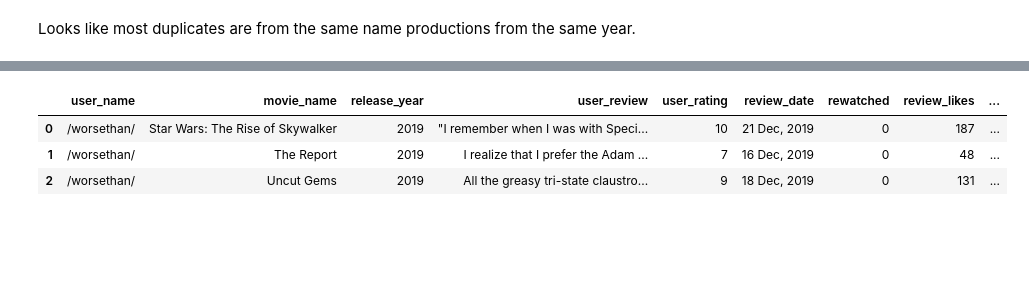
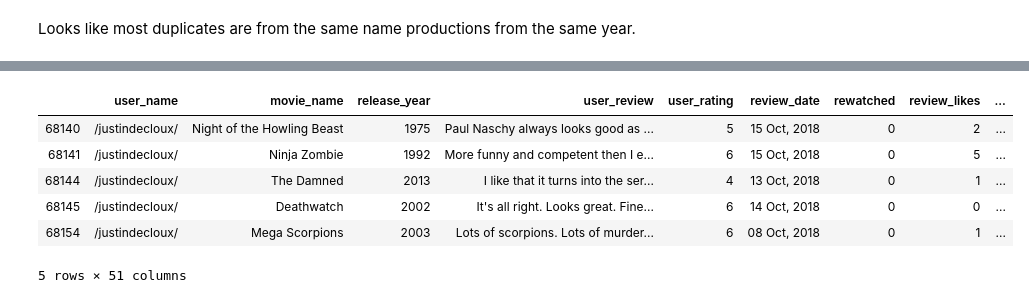
Before and after one commit to intelMT/movrec, a Jupyter notebook: src/preprocessing.ipynb, the cells around one changed output, grey strips where cells are left out. Saved outputs shown, nothing was run; the diff lists cells and outputs as text; code cells hidden in the pictures; blank space fills up the shorter version.

Commit message:
added the preprocessed raw data csv file and the generating nb

```diff
--- a/src/preprocessing.ipynb
+++ b/src/preprocessing.ipynb
@@ -242,0 +242,4 @@ Probably less than this but still a lot, better to use multiprocess or threading
+# %%
+# Continuing from 16k th movie id
+codes = df_cont['tconst'].unique()[16000:]
+logical = df_cont['tconst'].isin(codes)
@@ -242,0 +252,4 @@ Probably less than this but still a lot, better to use multiprocess or threading
+# %%
+t1 = time.time()
+df_cont.loc[logical, ['names','birth_years','death_years','professions','known_for']] = df_cont.loc[logical,"tconst"].parallel_apply(lambda x: get_people(x))
+t2 = time.time()
@@ -243,12 +271,18 @@ Probably less than this but still a lot, better to use multiprocess or threading
 # %%
-df_v3 = pd.merge(df_v2, title_ratings,
+df_v3 = pd.merge(df_cont, title_ratings,
                  how='left',
                  left_on=['tconst'],
                  right_on = ['tconst'])
+# %%
+# Correcting the mistake which was assigning all data to all new columns names, birth_years and so on)
+df_v3.loc[logical,"names"] = df_v3.loc[logical,"names"].parallel_apply(lambda x: x[0])
 # %%
-df_v3.head(3)
+df_v3.loc[logical].head()
 # %% [output]
 |  | user_name | movie_name | release_year | user_review | user_rating | review_date | rewatched | review_likes | ... |
-| 0 | /worsethan/ | Star Wars: The Rise of Skywalker | 2019 | "I remember when I was with Speci... | 10 | 21 Dec, 2019 | 0 | 187 | ... |
-| 1 | /worsethan/ | The Report | 2019 | I realize that I prefer the Adam ... | 7 | 16 Dec, 2019 | 0 | 48 | ... |
-| 2 | /worsethan/ | Uncut Gems | 2019 | All the greasy tri-state claustro... | 9 | 18 Dec, 2019 | 0 | 131 | ... |
+| 68140 | /justindecloux/ | Night of the Howling Beast | 1975 | Paul Naschy always looks good as ... | 5 | 15 Oct, 2018 | 0 | 2 | ... |
+| 68141 | /justindecloux/ | Ninja Zombie | 1992 | More funny and competent then I e... | 6 | 15 Oct, 2018 | 0 | 5 | ... |
+| 68144 | /justindecloux/ | The Damned | 2013 | I like that it turns into the ser... | 4 | 13 Oct, 2018 | 0 | 1 | ... |
+| 68145 | /justindecloux/ | Deathwatch | 2002 | It's all right. Looks great. Fine... | 6 | 14 Oct, 2018 | 0 | 0 | ... |
+| 68154 | /justindecloux/ | Mega Scorpions | 2003 | Lots of scorpions. Lots of murder... | 6 | 08 Oct, 2018 | 0 | 1 | ... |
+5 rows × 51 columns
```
Also changed, not shown: parts of 35 cells of this notebook, 2 other files.
